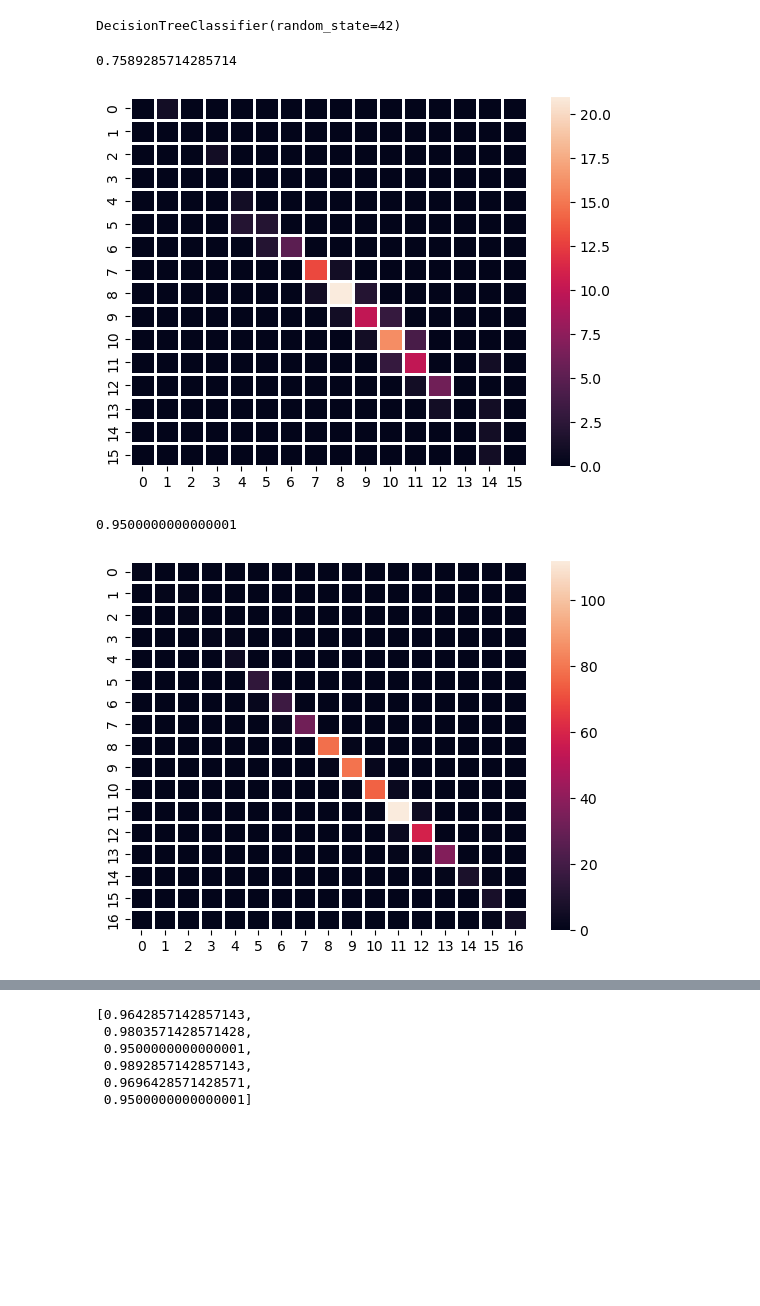
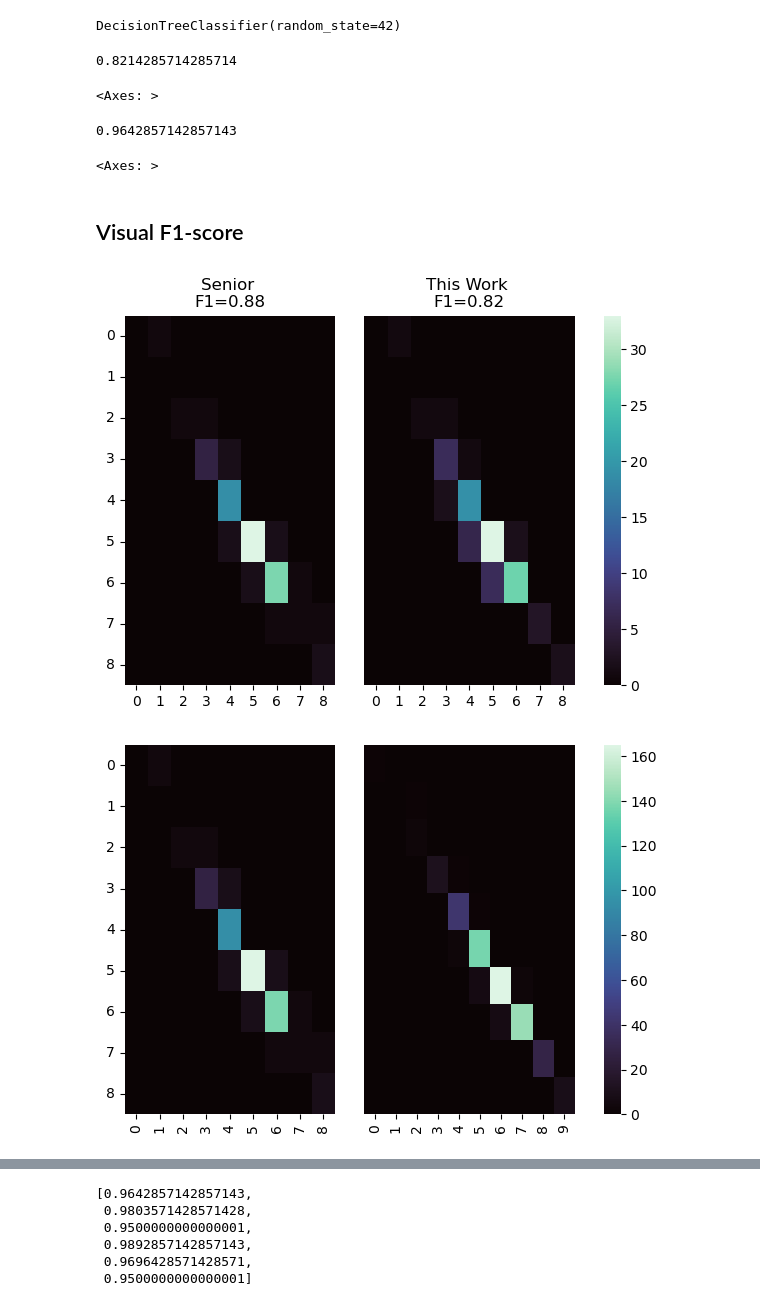
Before and after one commit to Sawahiko/SMILE_to_Feature, a Jupyter notebook: Example/For 2023-10-24/Example id=5.ipynb, the cells around one changed output, grey strips where cells are left out. Drawn from its saved outputs; the diff is of its cells as text; code cells hidden in the pictures; blank space fills up the shorter version.

```diff
--- a/Example/For 2023-10-24/Example id=5.ipynb
+++ b/Example/For 2023-10-24/Example id=5.ipynb
@@ -250,29 +237,73 @@ import seaborn as sns
 from sklearn.metrics import confusion_matrix, f1_score
 
 y_pred_test = dt.predict(x_test_fp)
-cm = confusion_matrix(y_test_fp, y_pred_test)
-sns.heatmap(cm, linecolor="white", linewidth=2)
+cm1 = confusion_matrix(y_test_fp, y_pred_test)
+
 F1_3 = f1_score(y_test_fp, y_pred_test, average="micro")
 print(F1_3)
-           #,vmin=5.0,vmax=0)
-            #, annot = True)
+g1
 # %% [output]
-0.7589285714285714
+0.8214285714285714
-[figure, removed]
+<Axes: >
 # %%
 import seaborn as sns
 from sklearn.metrics import confusion_matrix, f1_score
 
 y_pred = dt.predict(x_data_fp)
-cm = confusion_matrix(y_data_fp, y_pred)
-sns.heatmap(cm, linecolor="white", linewidth=2)
+cm2 = confusion_matrix(y_data_fp, y_pred)
+
 F1_4 = f1_score(y_data_fp, y_pred, average="micro")
 print(F1_4)
-           #,vmin=5.0,vmax=0)
-            #, annot = True)
+g2
 # %% [output]
-0.9500000000000001
+0.9642857142857143
-[figure, removed]
+<Axes: >
+# %% [markdown]
+## Visual F1-score
+# %%
+import seaborn as sns
+from sklearn.metrics import confusion_matrix, f1_score
+f,(ax1,ax2, axcb) = plt.subplots(1,3,
+            gridspec_kw={'width_ratios':[1,1,0.08]})
+ax1.get_shared_y_axes().join(ax2)
+g1 = sns.heatmap(cm3, cmap=sns.color_palette("mako", as_cmap=True), ax=ax1,cbar=False)#, linecolor="white", linewidth=2)
+g2 = sns.heatmap(cm1, cmap=sns.color_palette("mako", as_cmap=True), ax=ax2,cbar_ax=axcb)#, linecolor="white", linewidth=2)
+g1.set_title(f'Senior \nF1={round(F1_1,2)}')
+g1.set_ylabel('')
+g1.set_xlabel('')
+g2.set_title(f'This Work \nF1={round(F1_3,2)}')
+g2.set_ylabel('')
+g2.set_xlabel('')
+g2.set_yticks([])
+for ax in [g1,g2]:
+    tl = ax.get_xticklabels()
+   # ax.set_xticklabels(tl, rotation=90)
+    tly = ax.get_yticklabels()
+    ax.set_yticklabels(tly, rotation=0)
+
+plt.show()
+# %% [output]
+[figure, added]
+# %%
+f,(ax1,ax2, axcb) = plt.subplots(1,3,
+            gridspec_kw={'width_ratios':[1,1,0.08]})
+ax1.get_shared_y_axes().join(ax2)
+g1 = sns.heatmap(cm4, cmap=sns.color_palette("mako", as_cmap=True), ax=ax1,cbar=False)#, linecolor="white", linewidth=2)
+g2 = sns.heatmap(cm2, cmap=sns.color_palette("mako", as_cmap=True), ax=ax2,cbar_ax=axcb)#, linecolor="white", linewidth=2)
+g1.set_ylabel('')
+g1.set_xlabel('')
+g2.set_ylabel('')
+g2.set_xlabel('')
+g2.set_yticks([])
+for ax in [g1,g2]:
+    tl = ax.get_xticklabels()
+    ax.set_xticklabels(tl, rotation=90)
+    tly = ax.get_yticklabels()
+    ax.set_yticklabels(tly, rotation=0)
+
+plt.show()
+# %% [output]
+[figure, added]
 # %%
 df2["predict"]= y_pred
 df2[["group", "predict"]]
```
Also changed, not shown: parts of 9 cells of this notebook, 1 other file.
